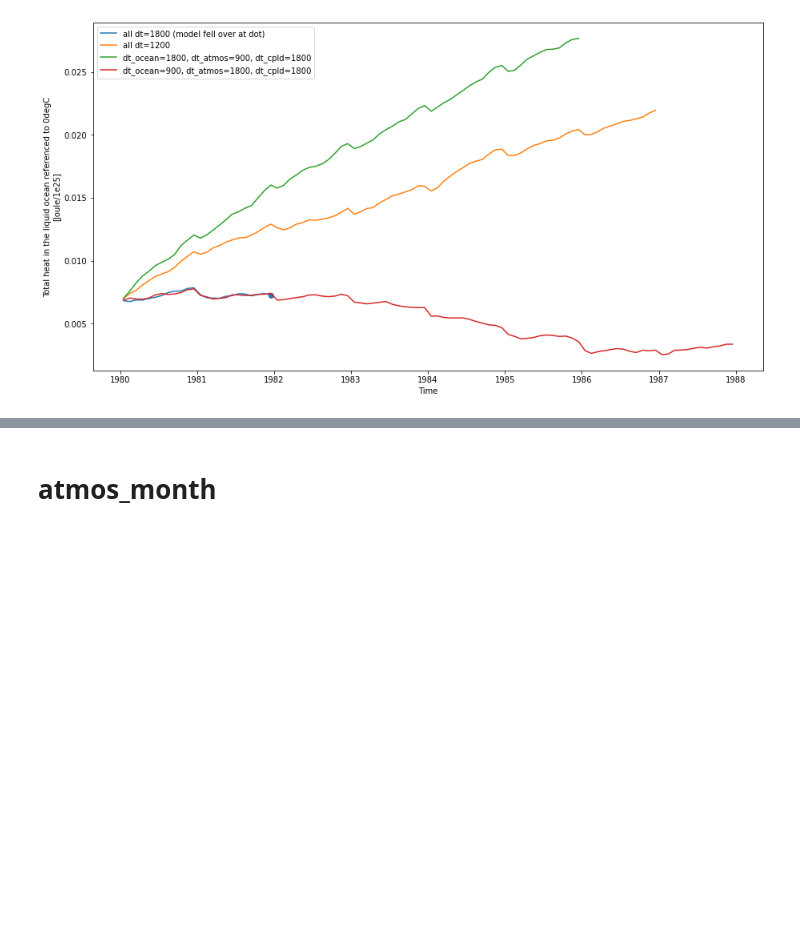
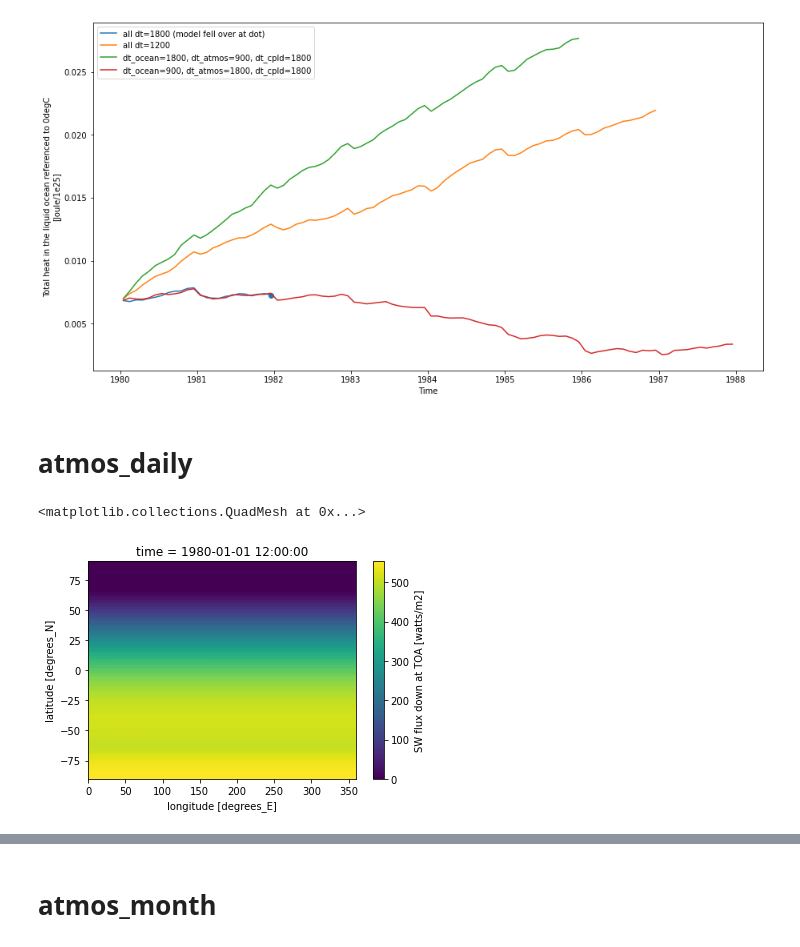
Before and after one commit to dougiesquire/cm-historical, a Jupyter notebook: notebooks/hist_mem001.ipynb, the cells around one changed output, grey strips where cells are left out. Drawn from its saved outputs; the diff is of its cells as text; code cells hidden in the pictures; blank space fills up the shorter version.

```diff
--- a/notebooks/hist_mem001.ipynb
+++ b/notebooks/hist_mem001.ipynb
@@ -187,3 +187,21 @@ ax0.set_ylabel(f'{variable_long_name}\n[{variable_units}]');
 ax0.set_xlabel('Time');
 # %% [output]
 [figure]
+# %% [markdown]
+# atmos_daily
+# %%
+data_dir = '/g/data/xv83/ds0092/CAFE/historical/WIP/'
+hist_nvol_path = sorted(glob.glob(f'{data_dir}/progress_check/hist-no_volcanos/atmos_daily*.nc'))
+hist_nvol_path_branch_dt1200 = hist_nvol_path + sorted(glob.glob(f'{data_dir}/progress_check/hist-no_volcanos/DT1200/atmos_daily*.nc'))
+hist_nvol_path_branch_dt1800 = hist_nvol_path + sorted(glob.glob(f'{data_dir}/progress_check/hist-no_volcanos/DT1800/atmos_daily*.nc'))
+# %%
+hist_nvol_atmos_month_branch_dt1200 = xr.open_mfdataset(hist_nvol_path_branch_dt1200)
+hist_nvol_atmos_month_branch_dt1800 = xr.open_mfdataset(hist_nvol_path_branch_dt1800)
+# %%
+a = hist_nvol_atmos_month_branch_dt1200['swdn_toa']
+b = hist_nvol_atmos_month_branch_dt1800['swdn_toa']
+# %%
+a.sel(time='1980-01-01').plot()
+# %% [output]
+<matplotlib.collections.QuadMesh at 0x...>
+[figure, added]
```
Also changed, not shown: parts of 5 cells of this notebook, 1 other file.
